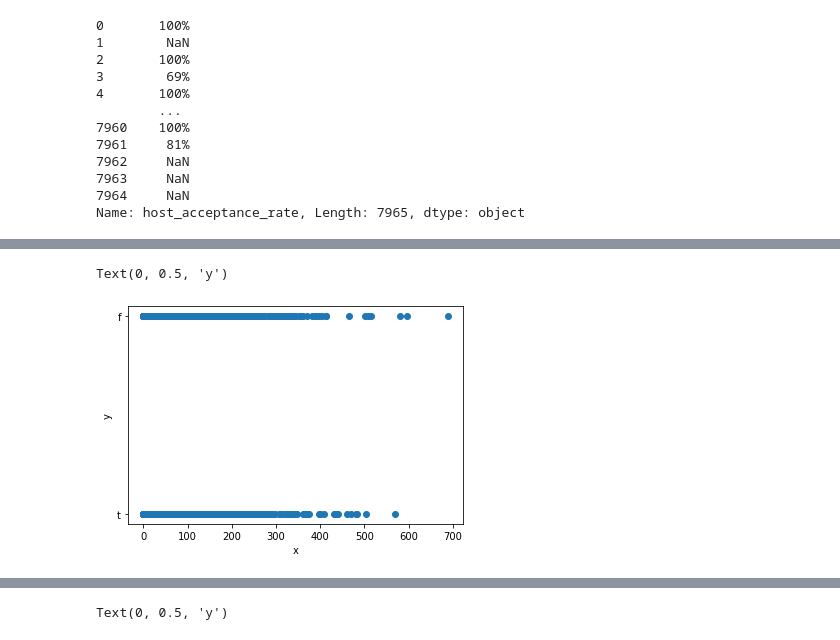
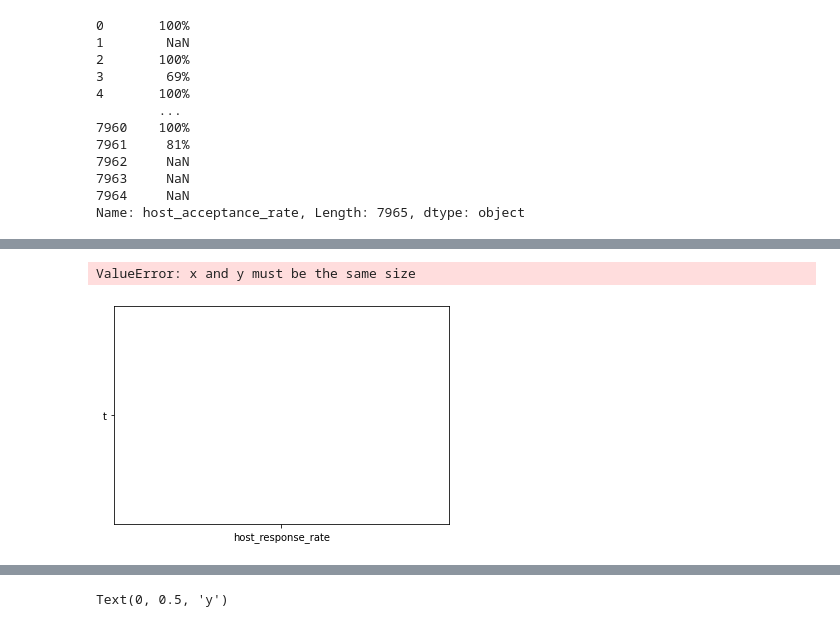
Before and after one commit to ErnestKz/College, a Jupyter notebook: MachineLearning/GroupProject/Notebook.ipynb, the cells around one changed output, grey strips where cells are left out. Saved outputs shown, nothing was run; the diff lists cells and outputs as text; code cells hidden in the pictures.

```diff
--- a/MachineLearning/GroupProject/Notebook.ipynb
+++ b/MachineLearning/GroupProject/Notebook.ipynb
@@ -117,7 +77,6 @@ Name: number_of_reviews, Length: 7965, dtype: int64
 # %%
-import matplotlib.pyplot as plt
-plt.scatter(x, y)
-plt.xlabel("x") ; plt.ylabel("y")
+plt.scatter(a,y)
+plt.xlabel("a") ; plt.ylabel("y")
 # %% [output]
-Text(0, 0.5, 'y')
+ValueError: x and y must be the same size
-[figure, old version]
+[figure, new version]
```
Also changed, not shown: parts of 11 cells of this notebook, 1 other file.
